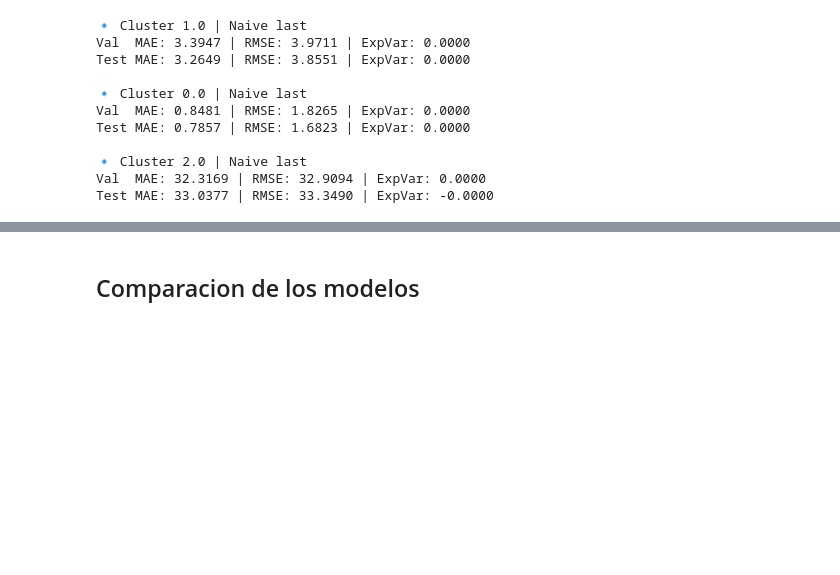
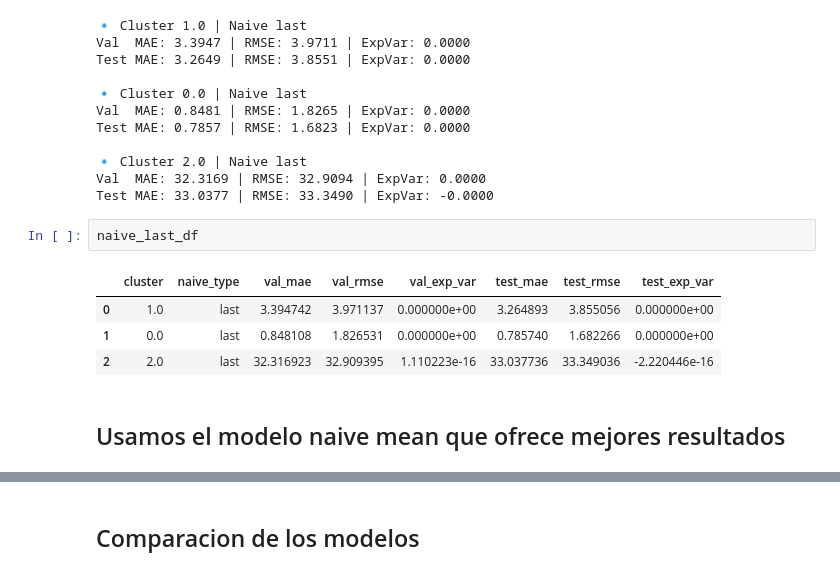
Before and after one commit to jsanchezsanchez13-a11y/TFM_UOC_2026_Time_series_forecasting, a Jupyter notebook: scripts/work/Models/Models.ipynb, the cells around one changed output, grey strips where cells are left out. Drawn from its saved outputs; the diff is of its cells as text; blank space fills up the shorter version.

```diff
--- a/scripts/work/Models/Models.ipynb
+++ b/scripts/work/Models/Models.ipynb
@@ -1397,3 +1436,12 @@ Test MAE: 0.7857 | RMSE: 1.6823 | ExpVar: 0.0000
 🔹 Cluster 2.0 | Naive last
 Val  MAE: 32.3169 | RMSE: 32.9094 | ExpVar: 0.0000
 Test MAE: 33.0377 | RMSE: 33.3490 | ExpVar: -0.0000
+# %%
+naive_last_df
+# %% [output]
+|  | cluster | naive_type | val_mae | val_rmse | val_exp_var | test_mae | test_rmse | test_exp_var |
+| 0 | 1.0 | last | 3.394742 | 3.971137 | 0.000000e+00 | 3.264893 | 3.855056 | 0.000000e+00 |
+| 1 | 0.0 | last | 0.848108 | 1.826531 | 0.000000e+00 | 0.785740 | 1.682266 | 0.000000e+00 |
+| 2 | 2.0 | last | 32.316923 | 32.909395 | 1.110223e-16 | 33.037736 | 33.349036 | -2.220446e-16 |
+# %% [markdown]
+## Usamos el modelo naive mean que ofrece mejores resultados
```
Also changed, not shown: parts of 10 cells of this notebook, 5 other files.
